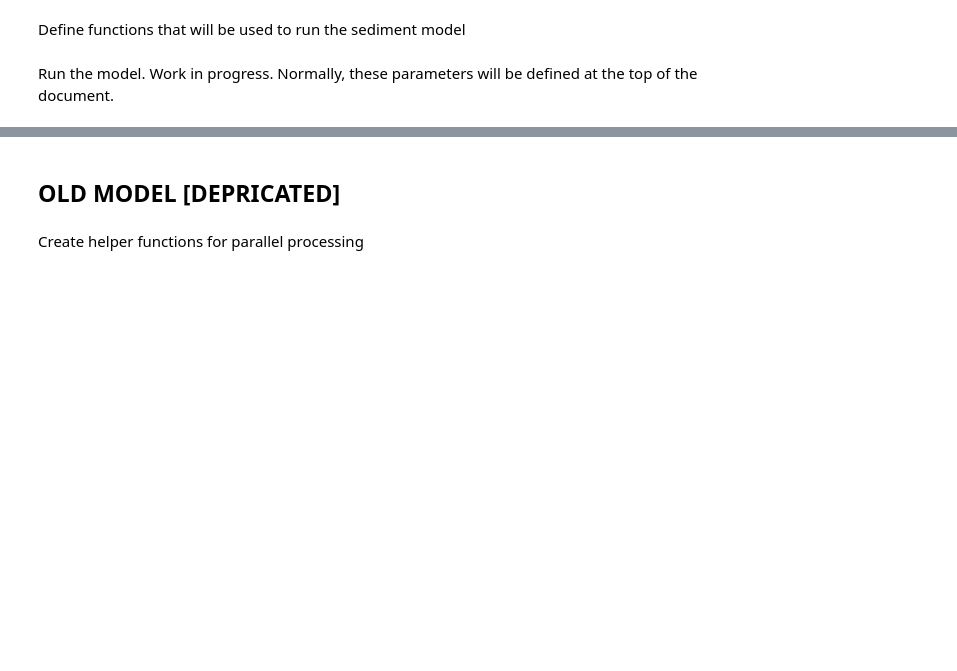
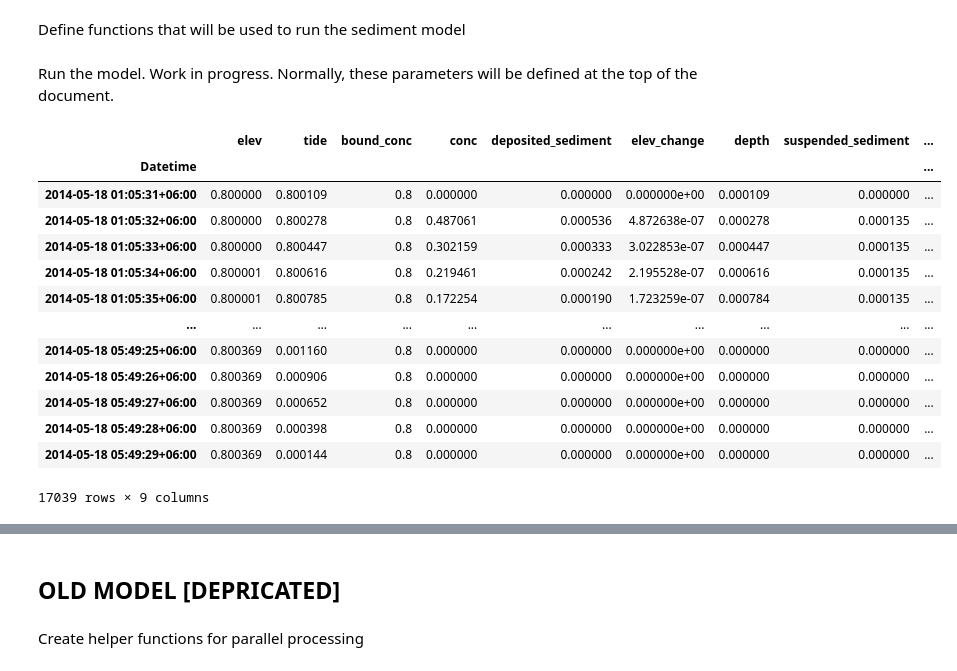
Before and after one commit to christasich/tidal_flat_0d, a Jupyter notebook: notebooks/sediment-model.ipynb, the cells around one changed output, grey strips where cells are left out. Saved outputs shown, nothing was run; the diff lists cells and outputs as text; code cells hidden in the pictures; blank space fills up the shorter version.

```diff
--- a/notebooks/sediment-model.ipynb
+++ b/notebooks/sediment-model.ipynb
@@ -333,4 +421,21 @@ data['suspended_sediment'] = (data.conc * depth)
 data['incoming_sediment'] = bound_conc * (data.depth - data.depth.shift(1))
 data.incoming_sediment = np.where(data.incoming_sediment < 0, 0, data.incoming_sediment)
+# %%
+data[data.index >= '2014-05-18 01:05:31+06:00']
+# %% [output]
+|  | elev | tide | bound_conc | conc | deposited_sediment | elev_change | depth | suspended_sediment | ... |
+| Datetime |  |  |  |  |  |  |  |  | ... |
+| 2014-05-18 01:05:31+06:00 | 0.800000 | 0.800109 | 0.8 | 0.000000 | 0.000000 | 0.000000e+00 | 0.000109 | 0.000000 | ... |
+| 2014-05-18 01:05:32+06:00 | 0.800000 | 0.800278 | 0.8 | 0.487061 | 0.000536 | 4.872638e-07 | 0.000278 | 0.000135 | ... |
+| 2014-05-18 01:05:33+06:00 | 0.800000 | 0.800447 | 0.8 | 0.302159 | 0.000333 | 3.022853e-07 | 0.000447 | 0.000135 | ... |
+| 2014-05-18 01:05:34+06:00 | 0.800001 | 0.800616 | 0.8 | 0.219461 | 0.000242 | 2.195528e-07 | 0.000616 | 0.000135 | ... |
+| 2014-05-18 01:05:35+06:00 | 0.800001 | 0.800785 | 0.8 | 0.172254 | 0.000190 | 1.723259e-07 | 0.000784 | 0.000135 | ... |
+| ... | ... | ... | ... | ... | ... | ... | ... | ... | ... |
+| 2014-05-18 05:49:25+06:00 | 0.800369 | 0.001160 | 0.8 | 0.000000 | 0.000000 | 0.000000e+00 | 0.000000 | 0.000000 | ... |
+| 2014-05-18 05:49:26+06:00 | 0.800369 | 0.000906 | 0.8 | 0.000000 | 0.000000 | 0.000000e+00 | 0.000000 | 0.000000 | ... |
+| 2014-05-18 05:49:27+06:00 | 0.800369 | 0.000652 | 0.8 | 0.000000 | 0.000000 | 0.000000e+00 | 0.000000 | 0.000000 | ... |
+| 2014-05-18 05:49:28+06:00 | 0.800369 | 0.000398 | 0.8 | 0.000000 | 0.000000 | 0.000000e+00 | 0.000000 | 0.000000 | ... |
+| 2014-05-18 05:49:29+06:00 | 0.800369 | 0.000144 | 0.8 | 0.000000 | 0.000000 | 0.000000e+00 | 0.000000 | 0.000000 | ... |
+17039 rows × 9 columns
 # %%
 plot_data = data.copy()
```
Also changed, not shown: parts of 12 cells of this notebook, 1 other file.
